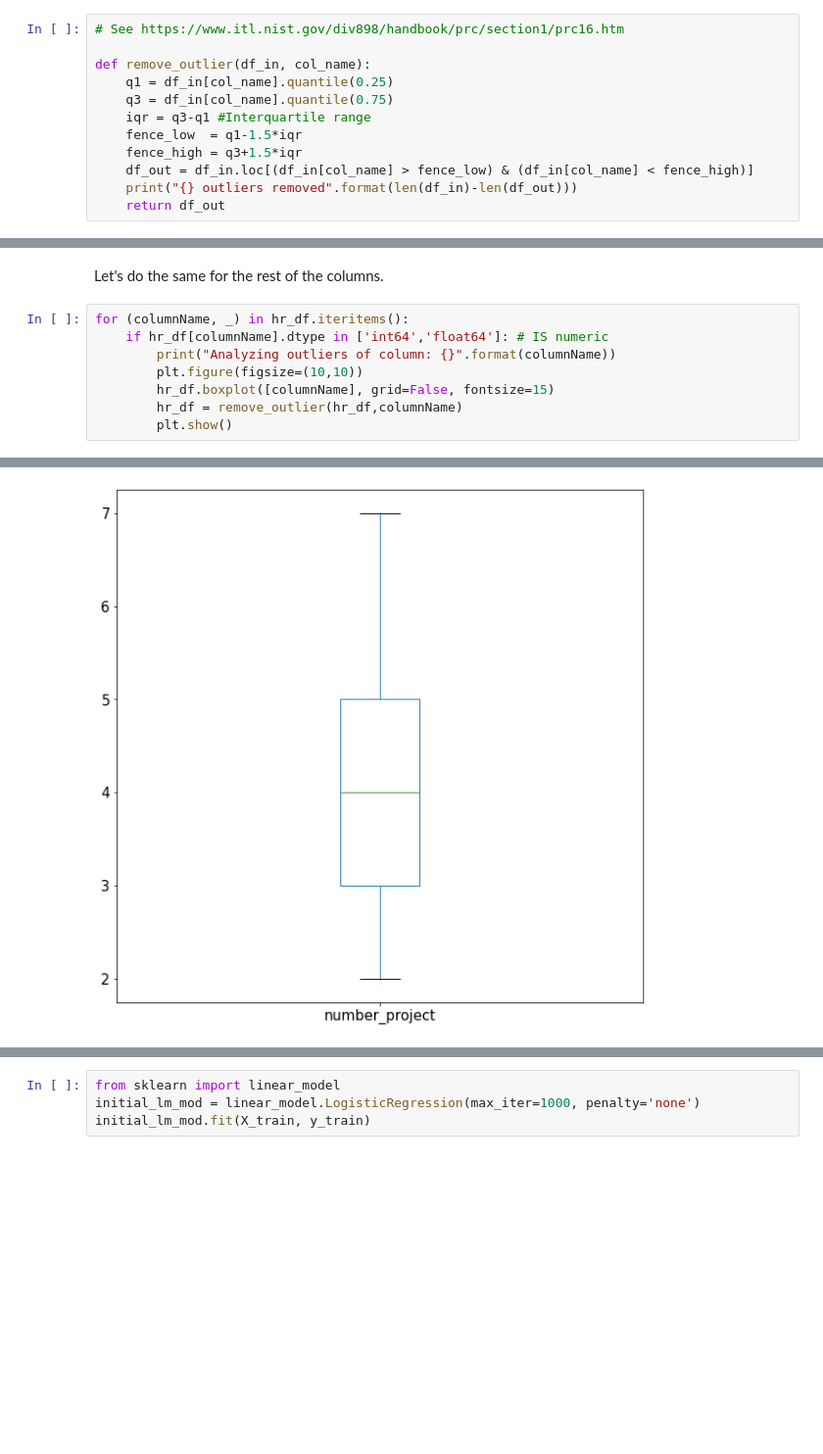
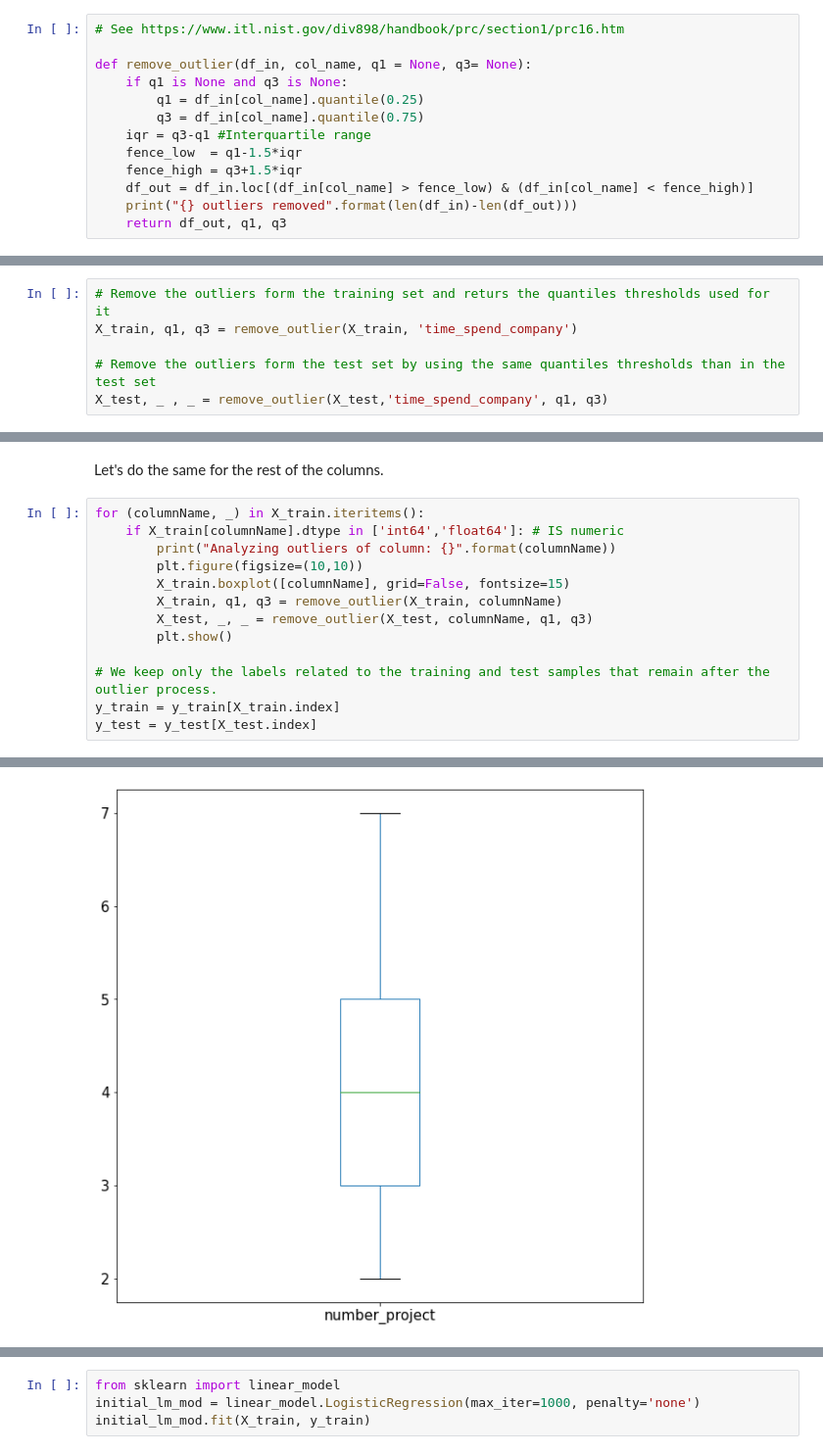
Before and after one commit to tsitsiko1/machine_learning_2, a Jupyter notebook: feature_engineering_practice/Practice Proposal.ipynb, the cells around one changed output, grey strips where cells are left out. Shown at 98% size. Cells and saved outputs as stored; diff of their text form; blank space fills up the shorter version.

```diff
--- a/feature_engineering_practice/Practice Proposal.ipynb
+++ b/feature_engineering_practice/Practice Proposal.ipynb
@@ -160,12 +205,13 @@ We can apply some metric (i.e., the Z-score) to detect and remove these points.
 # %%
 # See https://www.itl.nist.gov/div898/handbook/prc/section1/prc16.htm
 
-def remove_outlier(df_in, col_name):
-    q1 = df_in[col_name].quantile(0.25)
-    q3 = df_in[col_name].quantile(0.75)
+def remove_outlier(df_in, col_name, q1 = None, q3= None):
+    if q1 is None and q3 is None:
+        q1 = df_in[col_name].quantile(0.25)
+        q3 = df_in[col_name].quantile(0.75)
     iqr = q3-q1 #Interquartile range
     fence_low  = q1-1.5*iqr
     fence_high = q3+1.5*iqr
     df_out = df_in.loc[(df_in[col_name] > fence_low) & (df_in[col_name] < fence_high)]
     print("{} outliers removed".format(len(df_in)-len(df_out)))
-    return df_out
+    return df_out, q1, q3
@@ -175,0 +218,6 @@ hr_df = remove_outlier(hr_df,'time_spend_company')
+# %%
+# Remove the outliers form the training set and returs the quantiles thresholds used for it
+X_train, q1, q3 = remove_outlier(X_train, 'time_spend_company')
+
+# Remove the outliers form the test set by using the same quantiles thresholds than in the test set
+X_test, _ , _ = remove_outlier(X_test,'time_spend_company', q1, q3)
@@ -176,13 +227,18 @@ hr_df = remove_outlier(hr_df,'time_spend_company')
 # %% [markdown]
 Let's do the same for the rest of the columns.
 # %%
-for (columnName, _) in hr_df.iteritems():
-    if hr_df[columnName].dtype in ['int64','float64']: # IS numeric
+for (columnName, _) in X_train.iteritems():
+    if X_train[columnName].dtype in ['int64','float64']: # IS numeric
         print("Analyzing outliers of column: {}".format(columnName))
         plt.figure(figsize=(10,10))
-        hr_df.boxplot([columnName], grid=False, fontsize=15)
-        hr_df = remove_outlier(hr_df,columnName)
+        X_train.boxplot([columnName], grid=False, fontsize=15)
+        X_train, q1, q3 = remove_outlier(X_train, columnName)
+        X_test, _, _ = remove_outlier(X_test, columnName, q1, q3)
         plt.show()
+
+# We keep only the labels related to the training and test samples that remain after the outlier process.
+y_train = y_train[X_train.index]
+y_test = y_test[X_test.index]
 # %% [output]
 Analyzing outliers of column: satisfaction_level
 0 outliers removed
@@ -195,3 +254,3 @@ Analyzing outliers of column: number_project
-[figure, old version]
+[figure, new version]
 Analyzing outliers of column: average_montly_hours
 0 outliers removed
```
Also changed, not shown: parts of 44 cells of this notebook, 1 other file.
